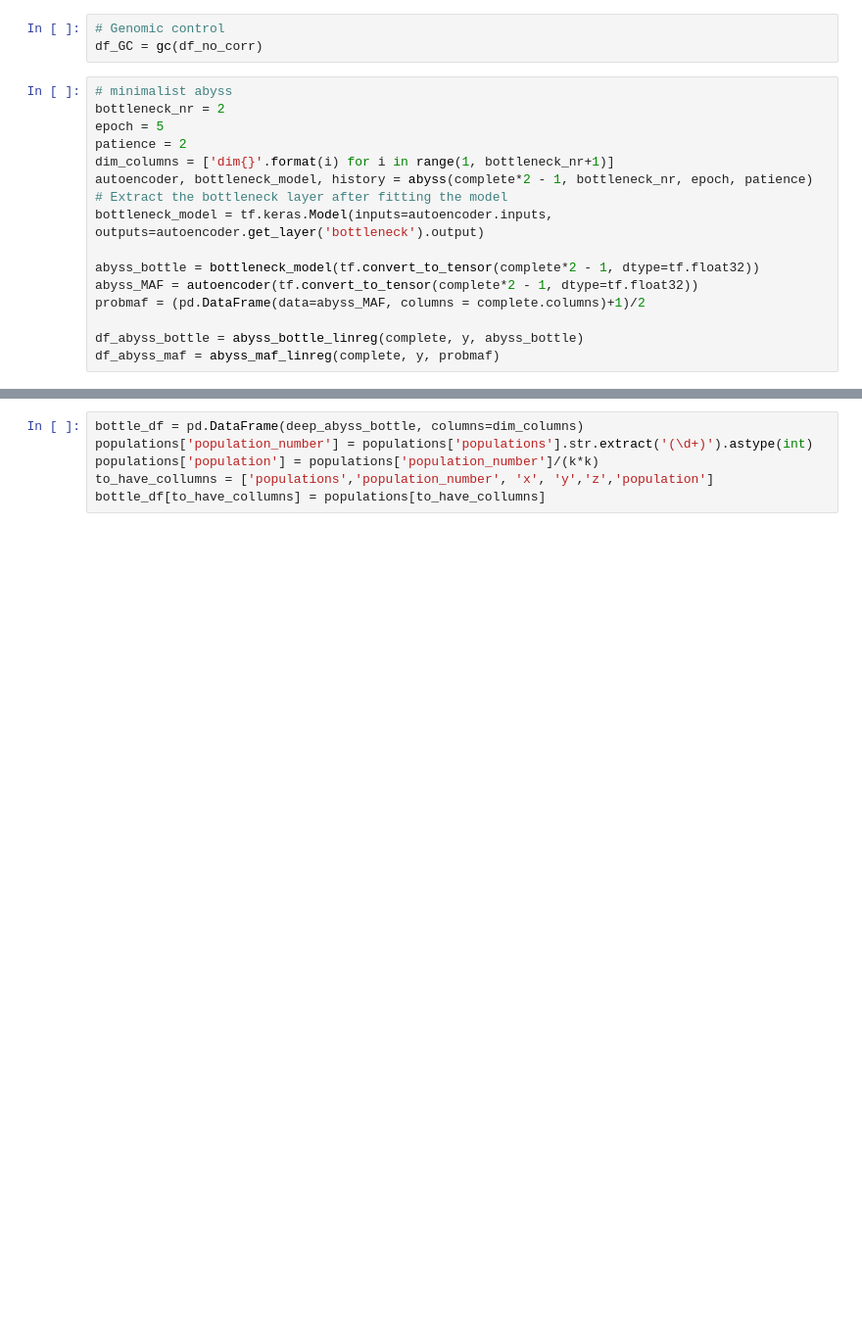
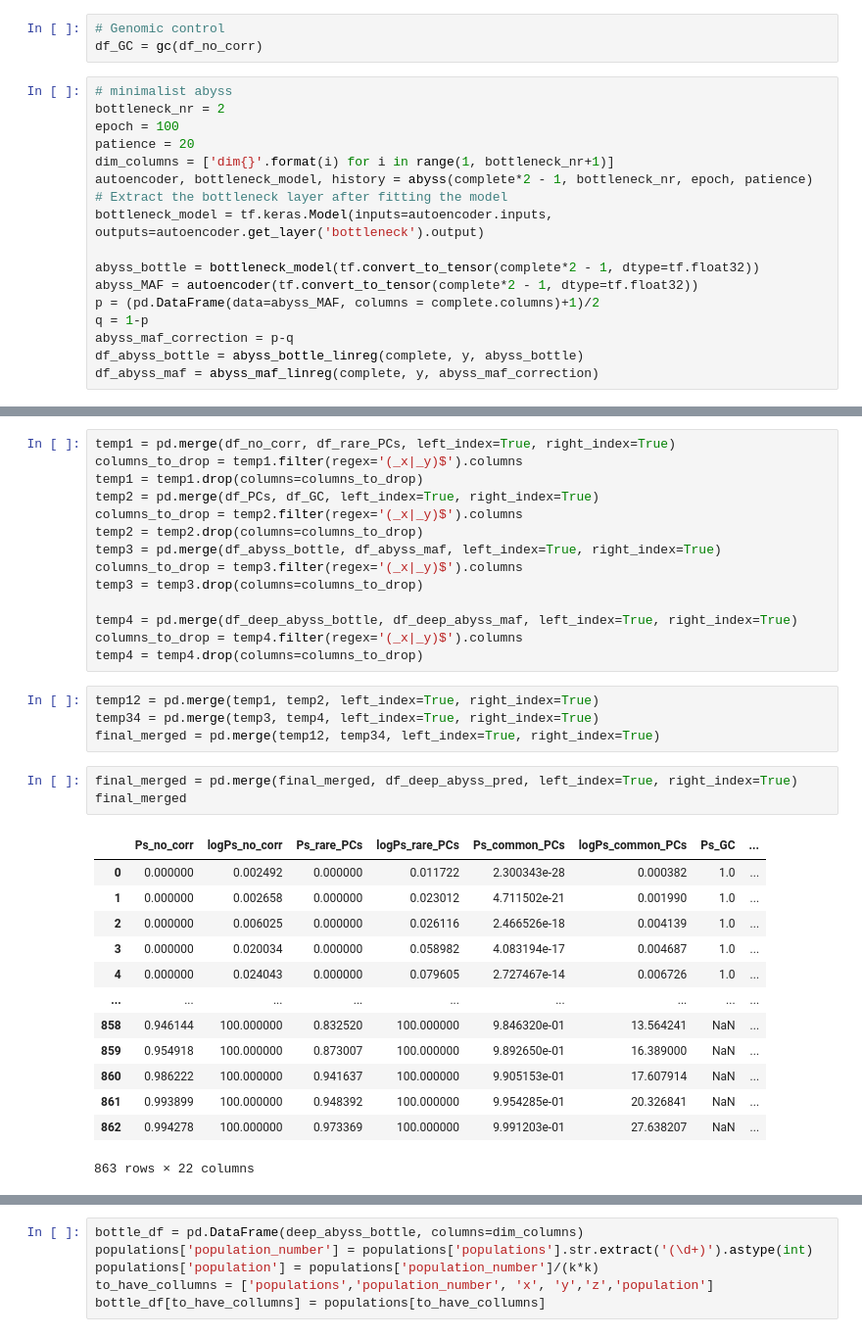
Before and after one commit to mat2m10/abyss_simulation, a Jupyter notebook: 09 Analysis only environment.ipynb, the cells around one changed output, grey strips where cells are left out. Shown at 98% size. Saved outputs shown, nothing was run; the diff lists cells and outputs as text; blank space fills up the shorter version.

```diff
--- a/09 Analysis only environment.ipynb
+++ b/09 Analysis only environment.ipynb
@@ -134,8 +127,8 @@ df_GC = gc(df_no_corr)
 # %%
 # minimalist abyss
 bottleneck_nr = 2
-epoch = 5
-patience = 2
+epoch = 100
+patience = 20
 dim_columns = ['dim{}'.format(i) for i in range(1, bottleneck_nr+1)]
 autoencoder, bottleneck_model, history = abyss(complete*2 - 1, bottleneck_nr, epoch, patience)
 # Extract the bottleneck layer after fitting the model
@@ -143,10 +136,11 @@ bottleneck_model = tf.keras.Model(inputs=autoencoder.inputs, outputs=autoencoder
 
 abyss_bottle = bottleneck_model(tf.convert_to_tensor(complete*2 - 1, dtype=tf.float32))
 abyss_MAF = autoencoder(tf.convert_to_tensor(complete*2 - 1, dtype=tf.float32))
-probmaf = (pd.DataFrame(data=abyss_MAF, columns = complete.columns)+1)/2
-
+p = (pd.DataFrame(data=abyss_MAF, columns = complete.columns)+1)/2
+q = 1-p
+abyss_maf_correction = p-q
 df_abyss_bottle = abyss_bottle_linreg(complete, y, abyss_bottle)
-df_abyss_maf = abyss_maf_linreg(complete, y, probmaf)
+df_abyss_maf = abyss_maf_linreg(complete, y, abyss_maf_correction)
 # %%
 # deep abyss
 bottleneck_nr = 24
@@ -159,0 +160,35 @@ deep_abyss_bottle = deep_bottleneck_model(tf.convert_to_tensor(complete*2 - 1, d
+# %%
+temp1 = pd.merge(df_no_corr, df_rare_PCs, left_index=True, right_index=True)
+columns_to_drop = temp1.filter(regex='(_x|_y)$').columns
+temp1 = temp1.drop(columns=columns_to_drop)
+temp2 = pd.merge(df_PCs, df_GC, left_index=True, right_index=True)
+columns_to_drop = temp2.filter(regex='(_x|_y)$').columns
+temp2 = temp2.drop(columns=columns_to_drop)
+temp3 = pd.merge(df_abyss_bottle, df_abyss_maf, left_index=True, right_index=True)
+columns_to_drop = temp3.filter(regex='(_x|_y)$').columns
+temp3 = temp3.drop(columns=columns_to_drop)
+
+temp4 = pd.merge(df_deep_abyss_bottle, df_deep_abyss_maf, left_index=True, right_index=True)
+columns_to_drop = temp4.filter(regex='(_x|_y)$').columns
+temp4 = temp4.drop(columns=columns_to_drop)
+# %%
+temp12 = pd.merge(temp1, temp2, left_index=True, right_index=True)
+temp34 = pd.merge(temp3, temp4, left_index=True, right_index=True)
+final_merged = pd.merge(temp12, temp34, left_index=True, right_index=True)
+# %%
+final_merged = pd.merge(final_merged, df_deep_abyss_pred, left_index=True, right_index=True)
+final_merged
+# %% [output]
+|  | Ps_no_corr | logPs_no_corr | Ps_rare_PCs | logPs_rare_PCs | Ps_common_PCs | logPs_common_PCs | Ps_GC | ... |
+| 0 | 0.000000 | 0.002492 | 0.000000 | 0.011722 | 2.300343e-28 | 0.000382 | 1.0 | ... |
+| 1 | 0.000000 | 0.002658 | 0.000000 | 0.023012 | 4.711502e-21 | 0.001990 | 1.0 | ... |
+| 2 | 0.000000 | 0.006025 | 0.000000 | 0.026116 | 2.466526e-18 | 0.004139 | 1.0 | ... |
+| 3 | 0.000000 | 0.020034 | 0.000000 | 0.058982 | 4.083194e-17 | 0.004687 | 1.0 | ... |
+| 4 | 0.000000 | 0.024043 | 0.000000 | 0.079605 | 2.727467e-14 | 0.006726 | 1.0 | ... |
+| ... | ... | ... | ... | ... | ... | ... | ... | ... |
+| 858 | 0.946144 | 100.000000 | 0.832520 | 100.000000 | 9.846320e-01 | 13.564241 | NaN | ... |
+| 859 | 0.954918 | 100.000000 | 0.873007 | 100.000000 | 9.892650e-01 | 16.389000 | NaN | ... |
+| 860 | 0.986222 | 100.000000 | 0.941637 | 100.000000 | 9.905153e-01 | 17.607914 | NaN | ... |
+| 861 | 0.993899 | 100.000000 | 0.948392 | 100.000000 | 9.954285e-01 | 20.326841 | NaN | ... |
+| 862 | 0.994278 | 100.000000 | 0.973369 | 100.000000 | 9.991203e-01 | 27.638207 | NaN | ... |
+863 rows × 22 columns
```
Also changed, not shown: parts of 12 cells of this notebook, 5 other files.
